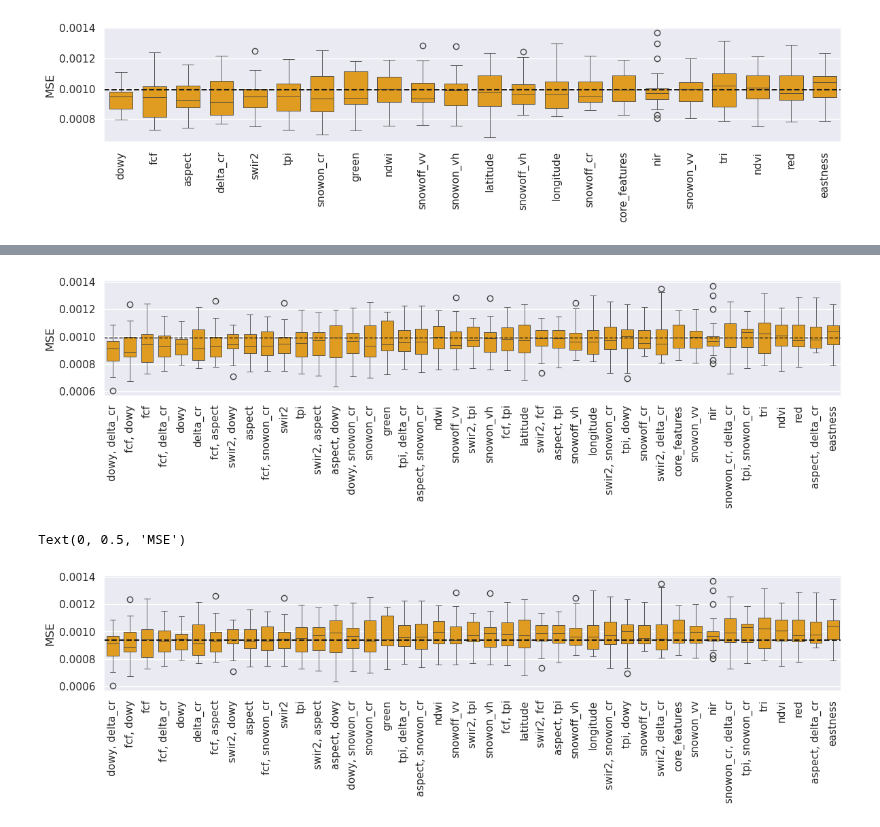
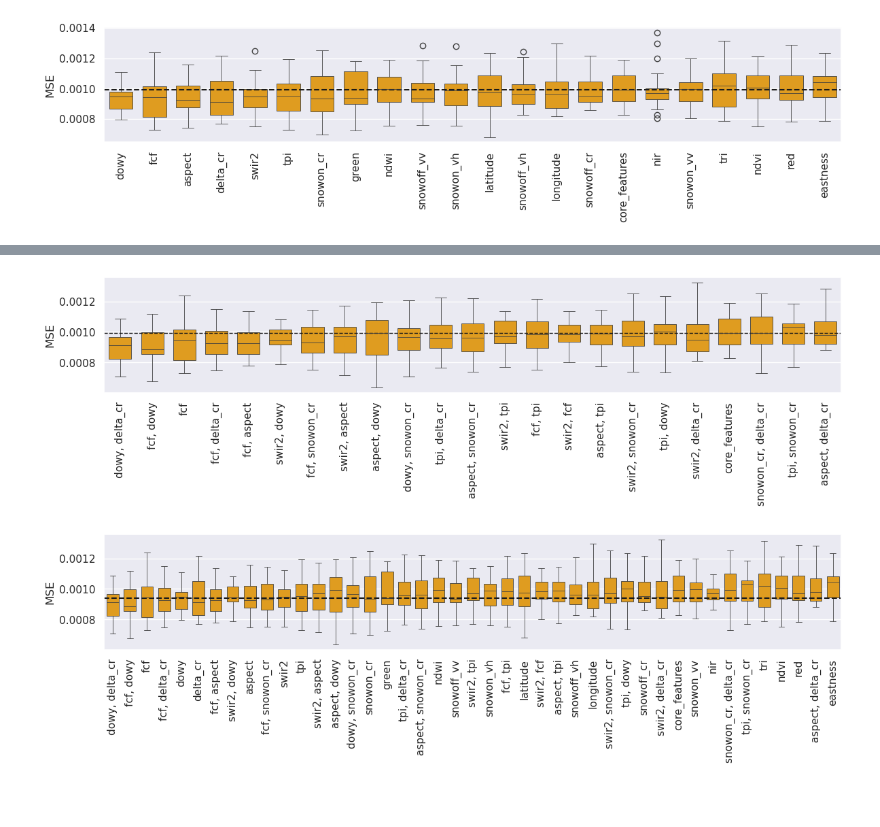
Before and after one commit to geo-smart/deep-snow, a Jupyter notebook: notebooks/train_val_test/feature_importance/check_pickle_addition_v3.ipynb, the cells around one changed output, grey strips where cells are left out. Saved outputs shown, nothing was run; the diff lists cells and outputs as text; code cells hidden in the pictures; blank space fills up the shorter version.

```diff
--- a/notebooks/train_val_test/feature_importance/check_pickle_addition_v3.ipynb
+++ b/notebooks/train_val_test/feature_importance/check_pickle_addition_v3.ipynb
@@ -118,15 +118,15 @@ r2_df = r2_df[sorted_columns]
 # %%
 sns.set_theme()
 f, ax = plt.subplots(figsize=(14, 2.2))
-sns.boxplot(data=r2_df, ax=ax, linewidth=0.6, width=0.7, color='orange')
+sns.boxplot(data=r2_df, ax=ax, linewidth=0.6, width=0.7, color='orange', showfliers=False)
 #ax.axhline(r1_df[r1_df.mean().idxmin()].mean(), c='red', linestyle='--', linewidth=1)
 ax.axhline(r1_df.core_features.mean(), c='k', linestyle='--', linewidth=1)
 ax.tick_params(axis='x', rotation=90)
 ax.set_ylabel('MSE')
 
 plt.savefig('../../../figs/addition_MSE_change_r1and2_v1.png', dpi=400, bbox_inches="tight")
 # %% [output]
-[figure, old version]
+[figure, new version]
 # %%
 dic_for_df = experiment_data['r2'] | experiment_data['r1']
 dic_for_df[('core_features',)] = experiment_data['r0_baseline']
@@ -141,12 +141,11 @@ r2_df = r2_df[sorted_columns]
 # %%
 sns.set_theme()
 f, ax = plt.subplots(figsize=(14, 2.2))
-sns.boxplot(data=r2_df, ax=ax, linewidth=0.6, width=0.7, color='orange')
+sns.boxplot(data=r2_df, ax=ax, linewidth=0.6, width=0.7, color='orange', showfliers=False)
 ax.axhline(r1_df[r1_df.mean().idxmin()].mean(), c='k', linestyle='--')
 ax.tick_params(axis='x', rotation=90)
 ax.set_ylabel('MSE')
 
-#plt.savefig('../../../figs/addition_MSE_change_r2_v1.png', dpi=400, bbox_inches="tight")
+plt.savefig('../../../figs/addition_MSE_change_r2_v1.png', dpi=400, bbox_inches="tight")
 # %% [output]
-Text(0, 0.5, 'MSE')
-[figure, old version]
+[figure, new version]
```
Also changed, not shown: 9 other files.
